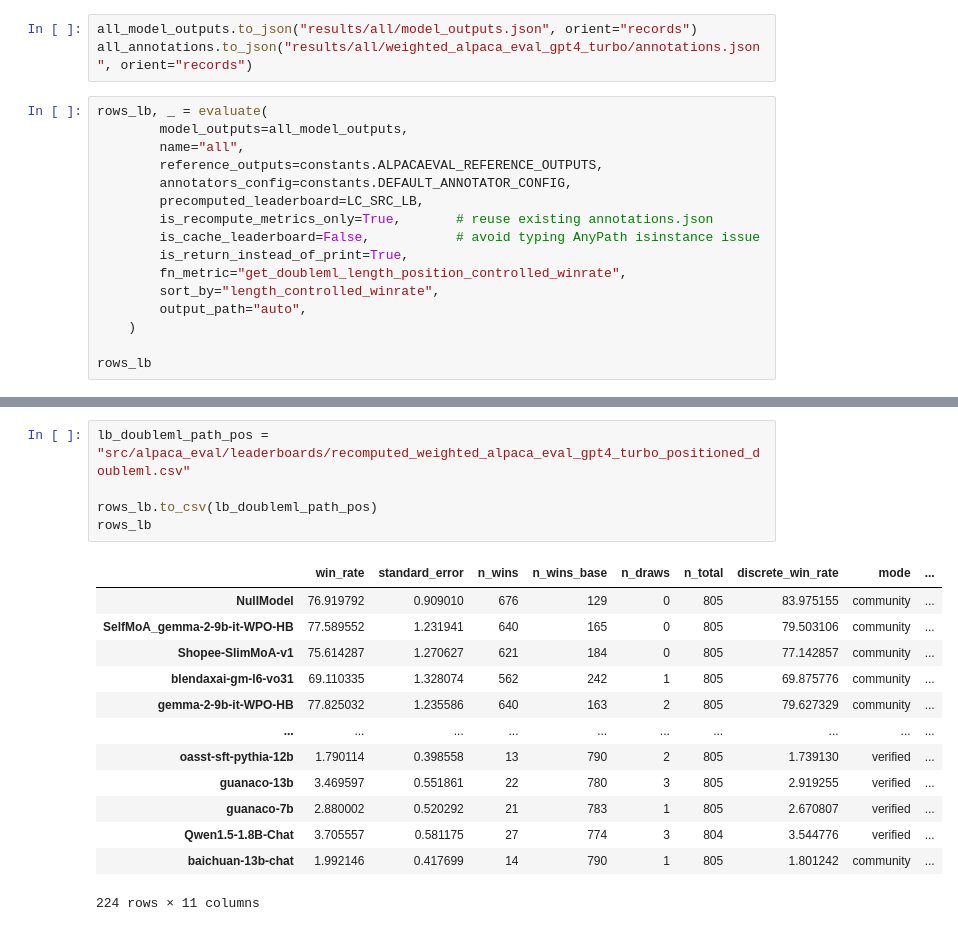
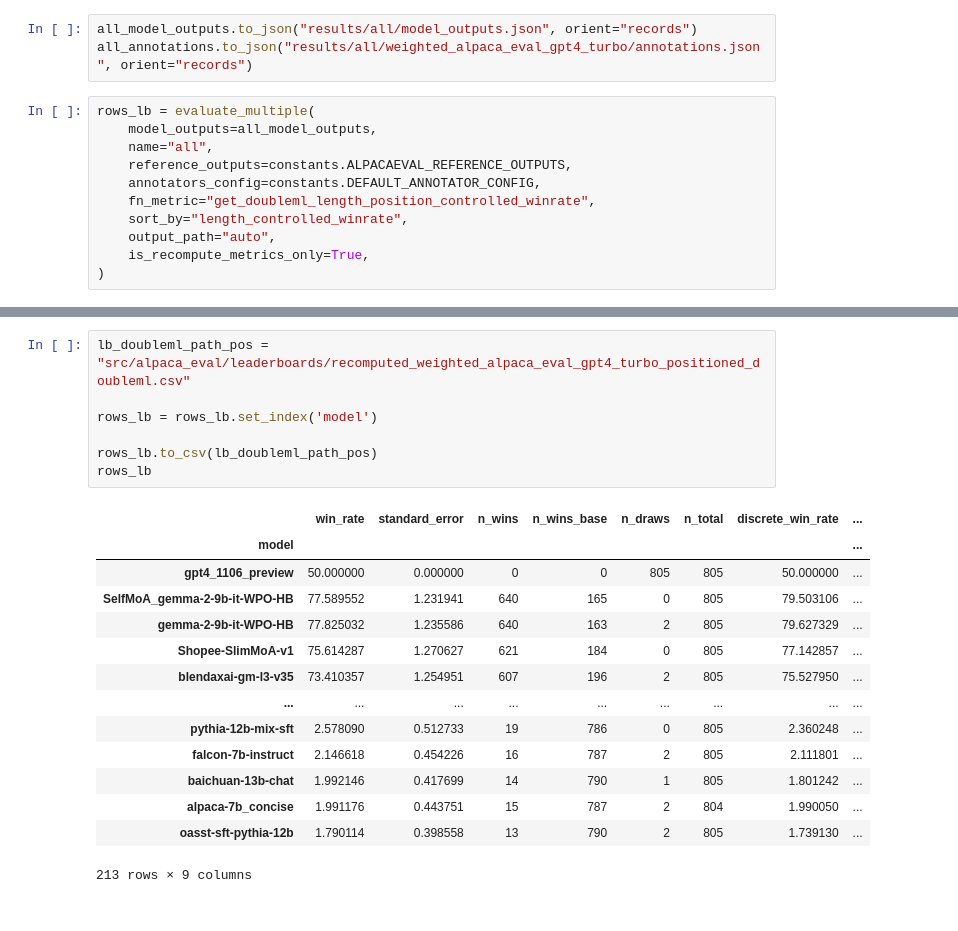
Before and after one commit to Thesis-LLM-as-a-judge-AUAS/alpaca_eval, a Jupyter notebook: notebooks/length_position_controlled.ipynb, the cells around one changed output, grey strips where cells are left out. Saved outputs shown, nothing was run; the diff lists cells and outputs as text.

Commit message:
feat: DoubleML fixed baseline

```diff
--- a/notebooks/length_position_controlled.ipynb
+++ b/notebooks/length_position_controlled.ipynb
@@ -1080,19 +1080,14 @@ all_annotations
 all_model_outputs.to_json("results/all/model_outputs.json", orient="records")
 all_annotations.to_json("results/all/weighted_alpaca_eval_gpt4_turbo/annotations.json", orient="records")
 # %%
-rows_lb, _ = evaluate(
-        model_outputs=all_model_outputs,
-        name="all",
-        reference_outputs=constants.ALPACAEVAL_REFERENCE_OUTPUTS,
-        annotators_config=constants.DEFAULT_ANNOTATOR_CONFIG,
-        precomputed_leaderboard=LC_SRC_LB,
-        is_recompute_metrics_only=True,       # reuse existing annotations.json
-        is_cache_leaderboard=False,           # avoid typing AnyPath isinstance issue
-        is_return_instead_of_print=True,
-        fn_metric="get_doubleml_length_position_controlled_winrate",
-        sort_by="length_controlled_winrate",
-        output_path="auto",
-    )
-
-rows_lb
+rows_lb = evaluate_multiple(
+    model_outputs=all_model_outputs,
+    name="all",
+    reference_outputs=constants.ALPACAEVAL_REFERENCE_OUTPUTS,
+    annotators_config=constants.DEFAULT_ANNOTATOR_CONFIG,
+    fn_metric="get_doubleml_length_position_controlled_winrate",
+    sort_by="length_controlled_winrate",
+    output_path="auto",
+    is_recompute_metrics_only=True,
+)
 # %% [output]
@@ -1142,22 +1111,25 @@ INFO:root:Saving all results to results/all/weighted_alpaca_eval_gpt4_turbo/weig
 # %%
 lb_doubleml_path_pos = "src/alpaca_eval/leaderboards/recomputed_weighted_alpaca_eval_gpt4_turbo_positioned_doubleml.csv"
 
+rows_lb = rows_lb.set_index('model')
+
 rows_lb.to_csv(lb_doubleml_path_pos)
 rows_lb
 # %% [output]
-|  | win_rate | standard_error | n_wins | n_wins_base | n_draws | n_total | discrete_win_rate | mode | ... |
-| NullModel | 76.919792 | 0.909010 | 676 | 129 | 0 | 805 | 83.975155 | community | ... |
-| SelfMoA_gemma-2-9b-it-WPO-HB | 77.589552 | 1.231941 | 640 | 165 | 0 | 805 | 79.503106 | community | ... |
-| Shopee-SlimMoA-v1 | 75.614287 | 1.270627 | 621 | 184 | 0 | 805 | 77.142857 | community | ... |
-| blendaxai-gm-l6-vo31 | 69.110335 | 1.328074 | 562 | 242 | 1 | 805 | 69.875776 | community | ... |
-| gemma-2-9b-it-WPO-HB | 77.825032 | 1.235586 | 640 | 163 | 2 | 805 | 79.627329 | community | ... |
-| ... | ... | ... | ... | ... | ... | ... | ... | ... | ... |
-| oasst-sft-pythia-12b | 1.790114 | 0.398558 | 13 | 790 | 2 | 805 | 1.739130 | verified | ... |
-| guanaco-13b | 3.469597 | 0.551861 | 22 | 780 | 3 | 805 | 2.919255 | verified | ... |
-| guanaco-7b | 2.880002 | 0.520292 | 21 | 783 | 1 | 805 | 2.670807 | verified | ... |
-| Qwen1.5-1.8B-Chat | 3.705557 | 0.581175 | 27 | 774 | 3 | 804 | 3.544776 | verified | ... |
-| baichuan-13b-chat | 1.992146 | 0.417699 | 14 | 790 | 1 | 805 | 1.801242 | community | ... |
+|  | win_rate | standard_error | n_wins | n_wins_base | n_draws | n_total | discrete_win_rate | ... |
+| model |  |  |  |  |  |  |  | ... |
+| gpt4_1106_preview | 50.000000 | 0.000000 | 0 | 0 | 805 | 805 | 50.000000 | ... |
+| SelfMoA_gemma-2-9b-it-WPO-HB | 77.589552 | 1.231941 | 640 | 165 | 0 | 805 | 79.503106 | ... |
+| gemma-2-9b-it-WPO-HB | 77.825032 | 1.235586 | 640 | 163 | 2 | 805 | 79.627329 | ... |
+| Shopee-SlimMoA-v1 | 75.614287 | 1.270627 | 621 | 184 | 0 | 805 | 77.142857 | ... |
+| blendaxai-gm-l3-v35 | 73.410357 | 1.254951 | 607 | 196 | 2 | 805 | 75.527950 | ... |
+| ... | ... | ... | ... | ... | ... | ... | ... | ... |
+| pythia-12b-mix-sft | 2.578090 | 0.512733 | 19 | 786 | 0 | 805 | 2.360248 | ... |
+| falcon-7b-instruct | 2.146618 | 0.454226 | 16 | 787 | 2 | 805 | 2.111801 | ... |
+| baichuan-13b-chat | 1.992146 | 0.417699 | 14 | 790 | 1 | 805 | 1.801242 | ... |
+| alpaca-7b_concise | 1.991176 | 0.443751 | 15 | 787 | 2 | 804 | 1.990050 | ... |
+| oasst-sft-pythia-12b | 1.790114 | 0.398558 | 13 | 790 | 2 | 805 | 1.739130 | ... |
-224 rows × 11 columns
+213 rows × 9 columns
 # %%
 calculate_spearman_correlation(lb_doubleml_path_pos)
 # %% [output]
```
Also changed, not shown: parts of 3 cells of this notebook, 2 other files.
